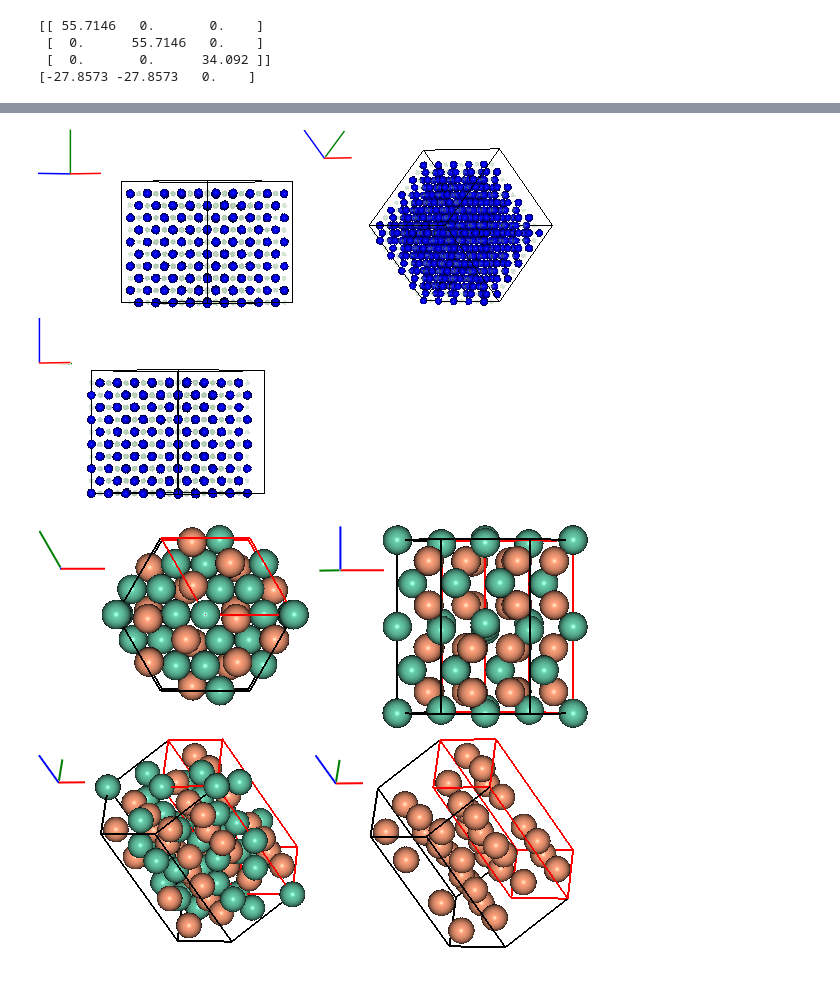
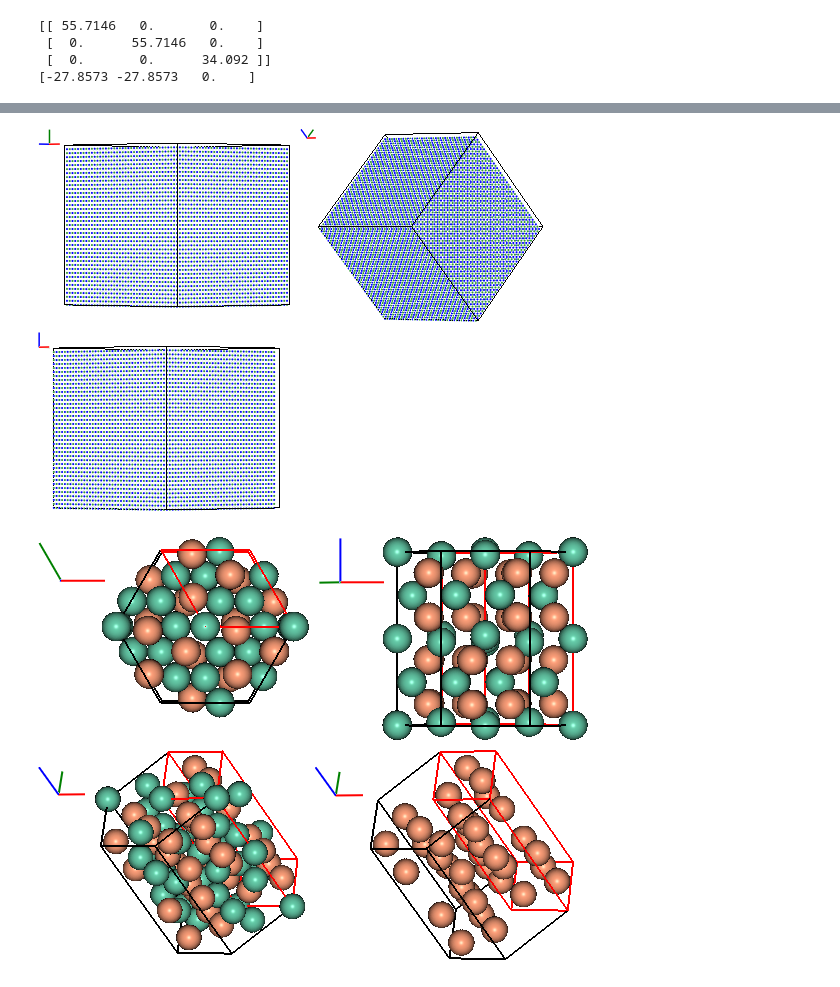
Before and after one commit to chrisjsewell/ipymd, a Jupyter notebook: example_analysis.ipynb, the cells around one changed output, grey strips where cells are left out. Saved outputs shown, nothing was run; the diff lists cells and outputs as text; code cells hidden in the pictures.

```diff
--- a/example_analysis.ipynb
+++ b/example_analysis.ipynb
@@ -66,26 +75,24 @@ df.loc[191:194]
 # %%
 data = ipymd.data_input.crystal.Crystal(
     [[0.0, 0.0, 0.0], [0.5, 0.5, 0.5]], ['Na', 'Cl'],
     225, cellpar=[.54, .54, .54, 90, 90, 90],
-    repetitions=[5, 5, 5])
+    repetitions=[20, 20, 20])
 
 vis2 = ipymd.visualise_sim.Visualise_Sim()
 vis2.add_box(*data.get_simulation_box())
 vis2.add_axes()
 
 new_df = manipulate_atoms(data.get_atom_data())
 new_df.apply_radiimap({'Na':1, 'Cl':0.5})
 new_df.apply_colormap()
-new_df.change_type_variable('Cl', 'transparency', 0.2)
-atoms_df = new_df.df
+new_df.change_type_variable('Cl', 'transparency', 0.8)
 
-vis2.add_atoms(atoms_df[atoms_df.type == 'Na'])
-vis2.add_atoms(atoms_df[atoms_df.type == 'Cl'])
+vis2.add_atoms(new_df.df, spheres=False)
 
 images = [vis2.get_image(xrot=xrot,yrot=45) for xrot in [0,45,90]]
 vis2.visualise(images, columns=2)
 # %% [output]
-[figure, old version]
+[figure, new version]
 # %%
 data = ipymd.data_input.lammps.LAMMPS_Input(ipymd.get_test_path('crystal_data.data'))
 atom_df = data.get_atom_data('charge')
```
Also changed, not shown: parts of 5 cells of this notebook, 1 other file.
